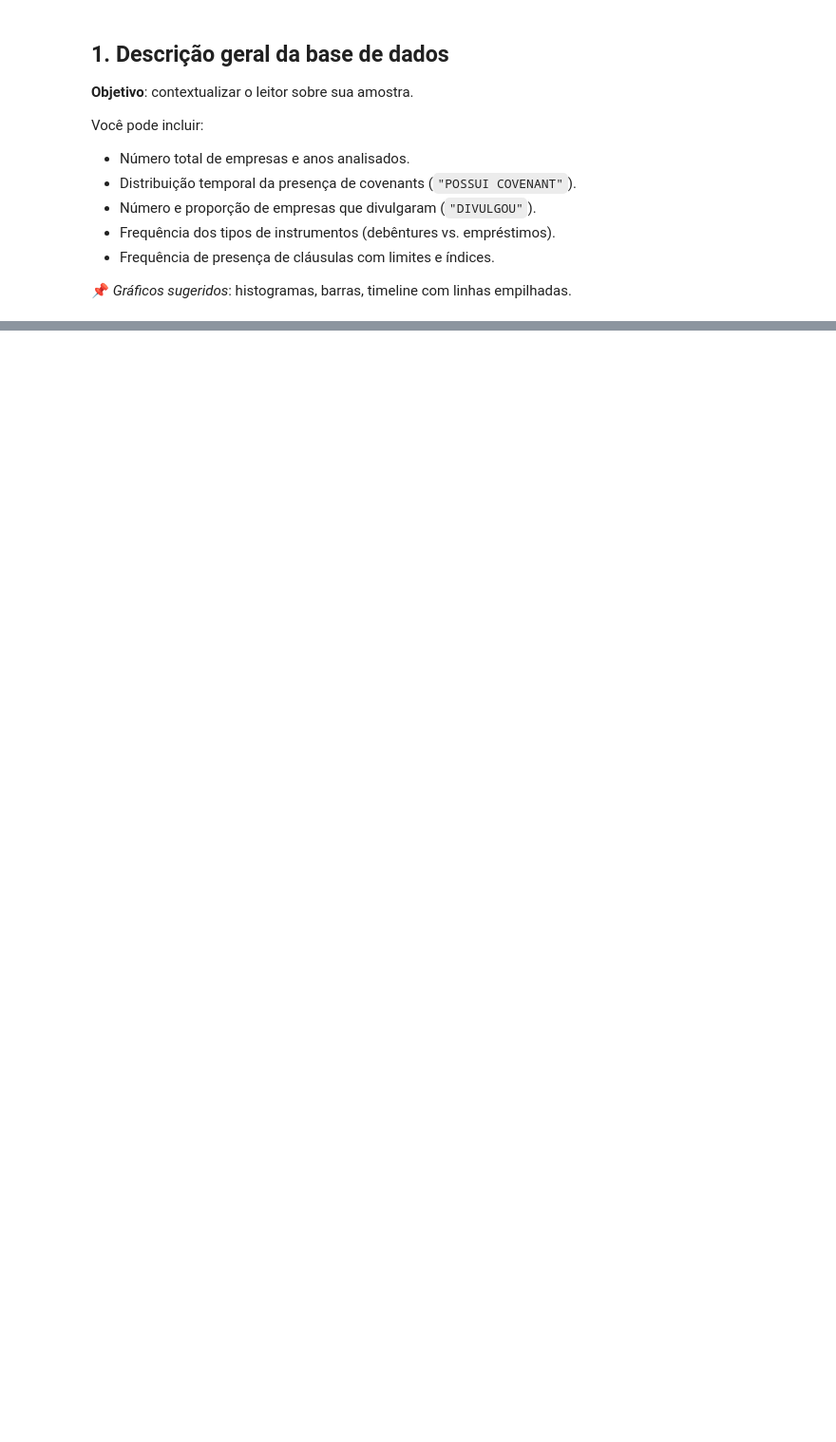
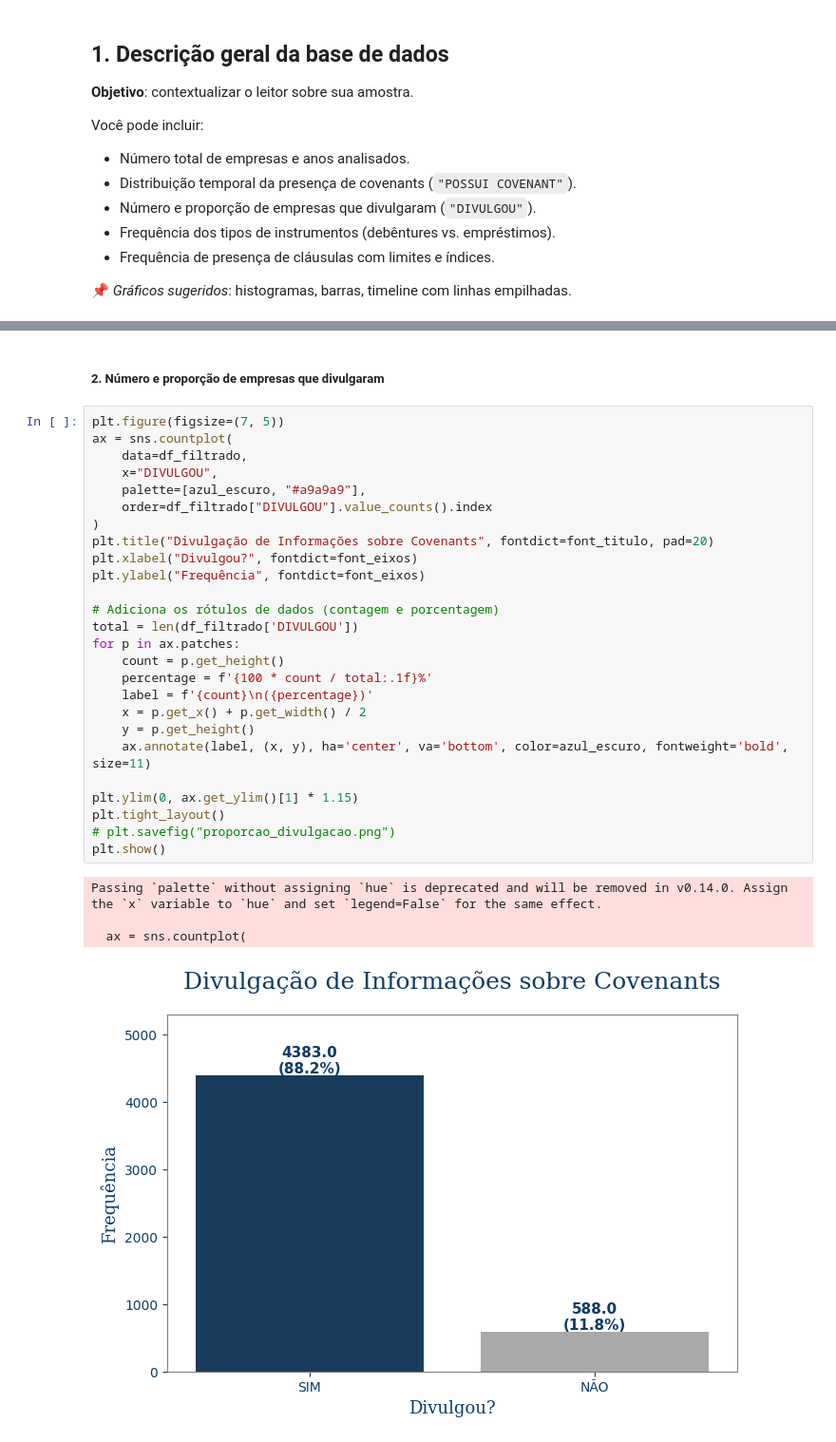
Before and after one commit to meduardajustino/Covenants-Contabeis, a Jupyter notebook: Análise Covenants.ipynb, the cells around one changed output, grey strips where cells are left out. Shown at 95% size. Saved outputs shown, nothing was run; the diff lists cells and outputs as text; blank space fills up the shorter version.

```diff
--- a/Análise Covenants.ipynb
+++ b/Análise Covenants.ipynb
@@ -387,0 +460,33 @@ Você pode incluir:
+# %% [markdown]
+##### 2. Número e proporção de empresas que divulgaram
+# %%
+plt.figure(figsize=(7, 5))
+ax = sns.countplot(
+    data=df_filtrado,
+    x="DIVULGOU",
+    palette=[azul_escuro, "#a9a9a9"],
+    order=df_filtrado["DIVULGOU"].value_counts().index
+)
+plt.title("Divulgação de Informações sobre Covenants", fontdict=font_titulo, pad=20)
+plt.xlabel("Divulgou?", fontdict=font_eixos)
+plt.ylabel("Frequência", fontdict=font_eixos)
+
+# Adiciona os rótulos de dados (contagem e porcentagem)
+total = len(df_filtrado['DIVULGOU'])
+for p in ax.patches:
+    count = p.get_height()
+    percentage = f'{100 * count / total:.1f}%'
+    label = f'{count}\n({percentage})'
+    x = p.get_x() + p.get_width() / 2
+    y = p.get_height()
+    ax.annotate(label, (x, y), ha='center', va='bottom', color=azul_escuro, fontweight='bold', size=11)
+
+plt.ylim(0, ax.get_ylim()[1] * 1.15)
+plt.tight_layout()
+# plt.savefig("proporcao_divulgacao.png")
+plt.show()
+# %% [output]
+Passing `palette` without assigning `hue` is deprecated and will be removed in v0.14.0. Assign the `x` variable to `hue` and set `legend=False` for the same effect.
+
+  ax = sns.countplot(
+[figure, added]
```
Also changed, not shown: parts of 17 cells of this notebook, 1 other file.
